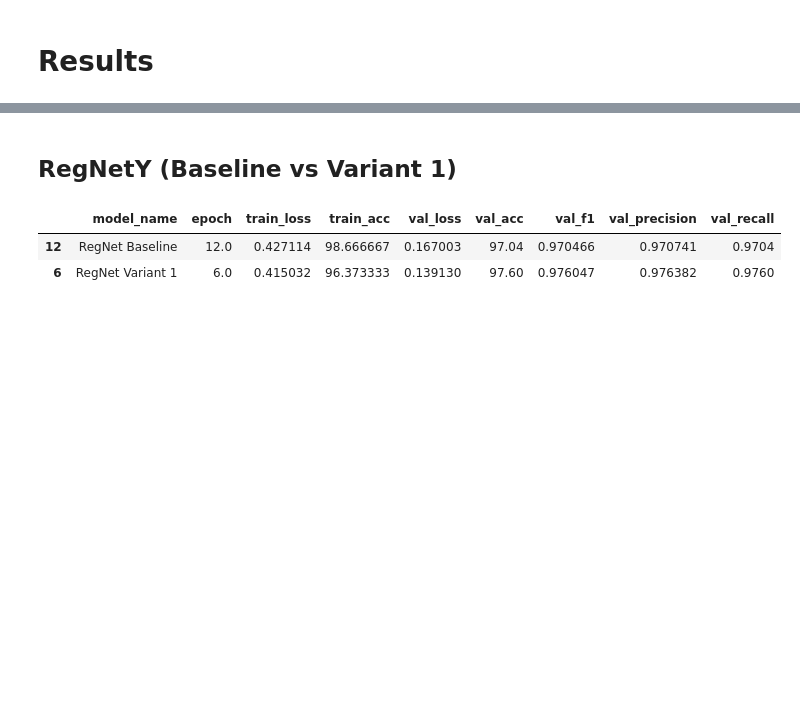
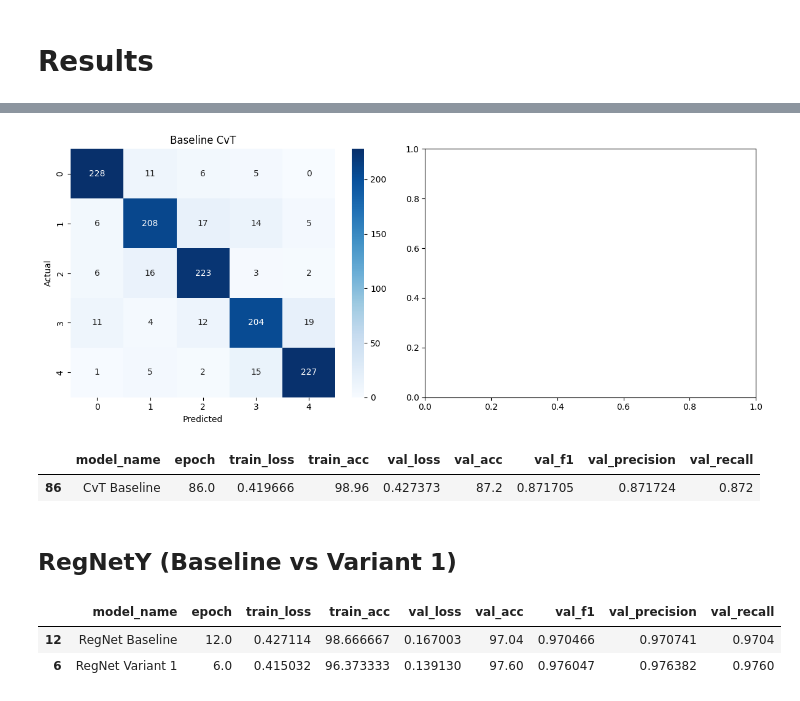
Before and after one commit to RanaAmr211/dl, a Jupyter notebook: main.ipynb, the cells around one changed output, grey strips where cells are left out. Cells and saved outputs as stored; diff of their text form; code cells hidden in the pictures; blank space fills up the shorter version.

```diff
--- a/main.ipynb
+++ b/main.ipynb
@@ -567,3 +743,56 @@ dl  sample_data
+# %%
+import numpy as np
+import matplotlib.pyplot as plt
+import seaborn as sns
+
+# Load confusion matrices
+baseline_cm = np.load('/content/dl/outputs/cvt_13/cvt_13_confusion_matrix.npy')
+
+fig, axes = plt.subplots(1, 2, figsize=(12,5))
+
+# Baseline Confusion Matrix
+sns.heatmap(baseline_cm, annot=True, fmt='d', cmap='Blues', ax=axes[0])
+axes[0].set_title('Baseline CvT')
+axes[0].set_xlabel('Predicted')
+axes[0].set_ylabel('Actual')
+
+
+
+plt.tight_layout()
+plt.show()
+# %% [output]
+[figure, added]
+# %%
+import os
+import pandas as pd
+import numpy as np
+
+# Paths to your metrics CSVs
+BASELINE_CSV = '/content/dl/outputs/cvt_13/cvt_13_metrics.csv'
+
+def load_best_metrics(csv_path, model_name):
+    df = pd.read_csv(csv_path)
+    best_idx = df['val_acc'].idxmax()
+    best_row = df.loc[best_idx].copy()
+    best_row['model_name'] = model_name
+    return best_row
+
+# Load best metrics for both models
+baseline_metrics = load_best_metrics(BASELINE_CSV, 'CvT Baseline')
+
+# Create comparison table
+comparison_df = pd.DataFrame([baseline_metrics])
+
+# Optional: reorder columns
+columns_order = ['model_name', 'epoch', 'train_loss', 'train_acc',
+                 'val_loss', 'val_acc', 'val_f1', 'val_precision', 'val_recall']
+comparison_df = comparison_df[columns_order]
+
+# Display
+display(comparison_df)
+# %% [output]
+|  | model_name | epoch | train_loss | train_acc | val_loss | val_acc | val_f1 | val_precision | val_recall |
+| 86 | CvT Baseline | 86.0 | 0.419666 | 98.96 | 0.427373 | 87.2 | 0.871705 | 0.871724 | 0.872 |
 # %% [markdown]
 ## RegNetY (Baseline vs Variant 1)
 # %%
```
Also changed, not shown: parts of 8 cells of this notebook.
